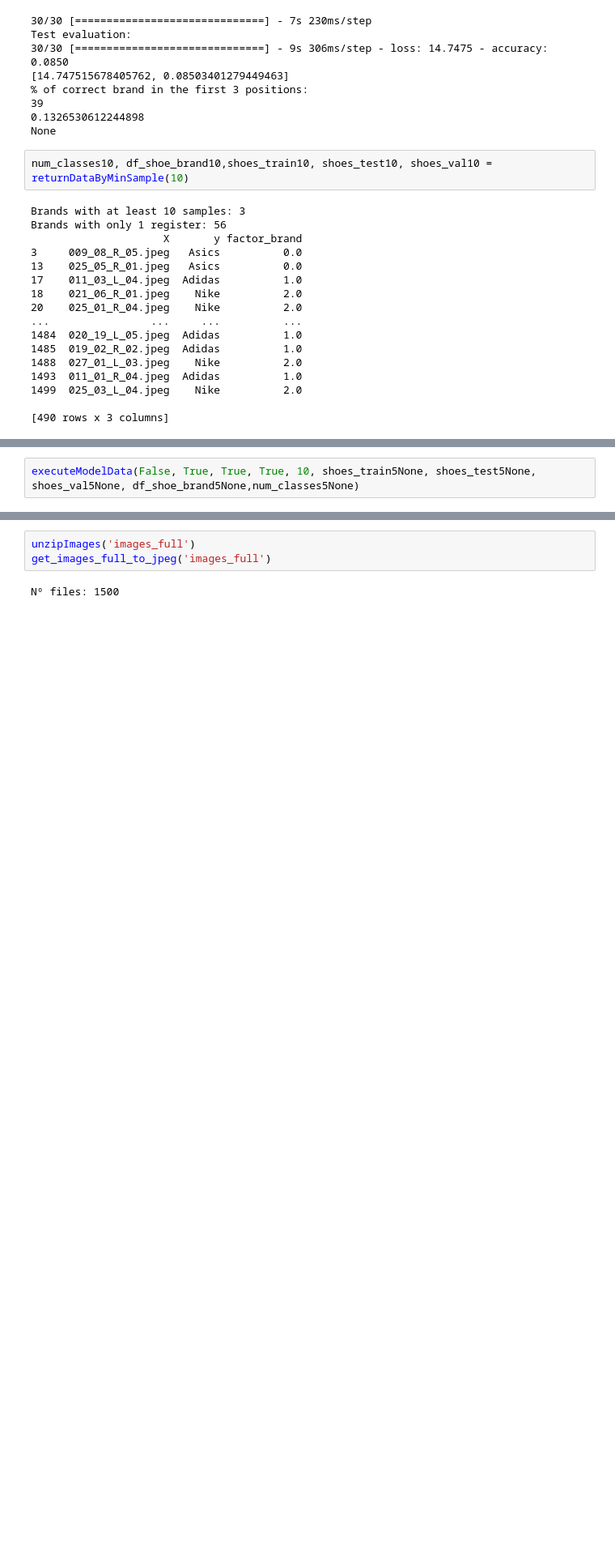
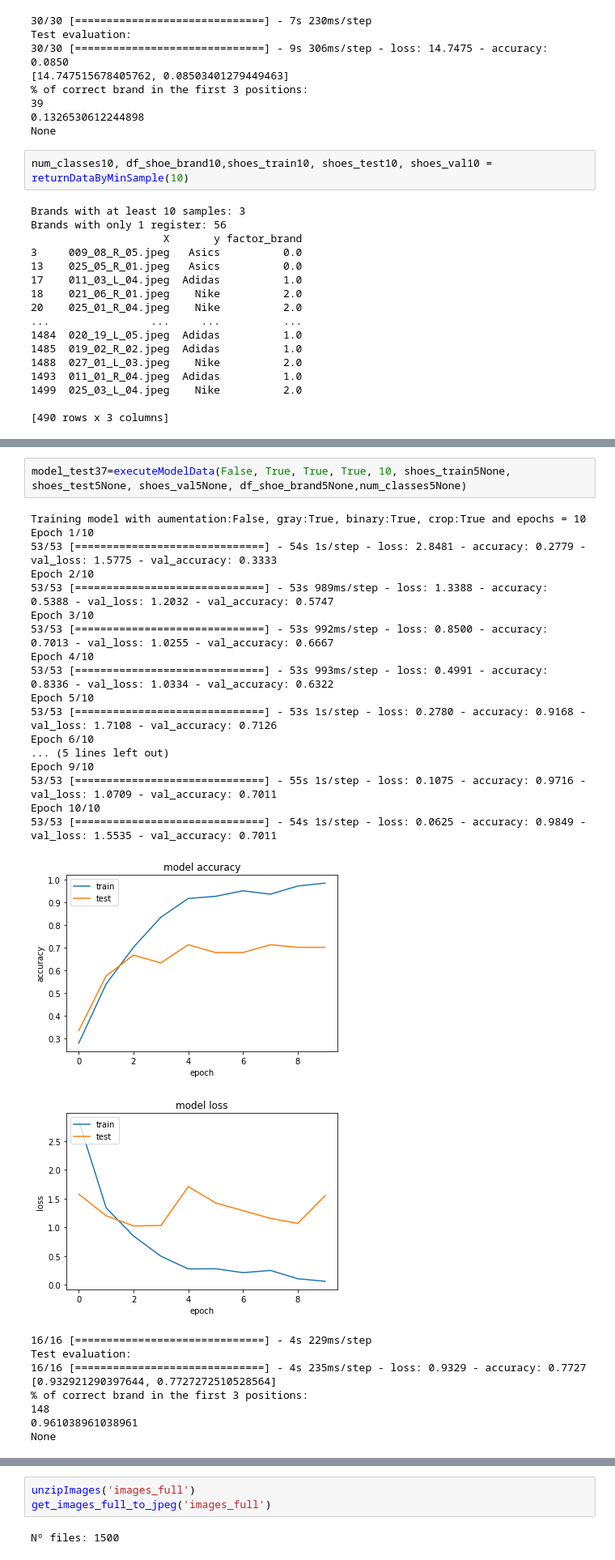
Before and after one commit to laurivsan/TFM_AI_2023, a Jupyter notebook: code/TFM_LauraRivera_objectivo1_marca.ipynb, the cells around one changed output, grey strips where cells are left out. Shown at 81% size. Drawn from its saved outputs; the diff is of its cells as text; blank space fills up the shorter version.

```diff
--- a/code/TFM_LauraRivera_objectivo1_marca.ipynb
+++ b/code/TFM_LauraRivera_objectivo1_marca.ipynb
@@ -1989,2 +1894,30 @@ executeModelData(True, False, False, False, 10, shoes_train5None, shoes_test5Non
 # %%
-executeModelData(False, True, True, True, 10, shoes_train5None, shoes_test5None, shoes_val5None, df_shoe_brand5None,num_classes5None)
+model_test37=executeModelData(False, True, True, True, 10, shoes_train5None, shoes_test5None, shoes_val5None, df_shoe_brand5None,num_classes5None)
+# %% [output]
+Training model with aumentation:False, gray:True, binary:True, crop:True and epochs = 10
+Epoch 1/10
+53/53 [==============================] - 54s 1s/step - loss: 2.8481 - accuracy: 0.2779 - val_loss: 1.5775 - val_accuracy: 0.3333
+Epoch 2/10
+53/53 [==============================] - 53s 989ms/step - loss: 1.3388 - accuracy: 0.5388 - val_loss: 1.2032 - val_accuracy: 0.5747
+Epoch 3/10
+53/53 [==============================] - 53s 992ms/step - loss: 0.8500 - accuracy: 0.7013 - val_loss: 1.0255 - val_accuracy: 0.6667
+Epoch 4/10
+53/53 [==============================] - 53s 993ms/step - loss: 0.4991 - accuracy: 0.8336 - val_loss: 1.0334 - val_accuracy: 0.6322
+Epoch 5/10
+53/53 [==============================] - 53s 1s/step - loss: 0.2780 - accuracy: 0.9168 - val_loss: 1.7108 - val_accuracy: 0.7126
+Epoch 6/10
+... (5 lines left out)
+Epoch 9/10
+53/53 [==============================] - 55s 1s/step - loss: 0.1075 - accuracy: 0.9716 - val_loss: 1.0709 - val_accuracy: 0.7011
+Epoch 10/10
+53/53 [==============================] - 54s 1s/step - loss: 0.0625 - accuracy: 0.9849 - val_loss: 1.5535 - val_accuracy: 0.7011
+[figure, added]
+[figure, added]
+16/16 [==============================] - 4s 229ms/step
+Test evaluation:
+16/16 [==============================] - 4s 235ms/step - loss: 0.9329 - accuracy: 0.7727
+[0.932921290397644, 0.7727272510528564]
+% of correct brand in the first 3 positions:
+148
+0.961038961038961
+None
```
Also changed, not shown: parts of 90 cells of this notebook.
